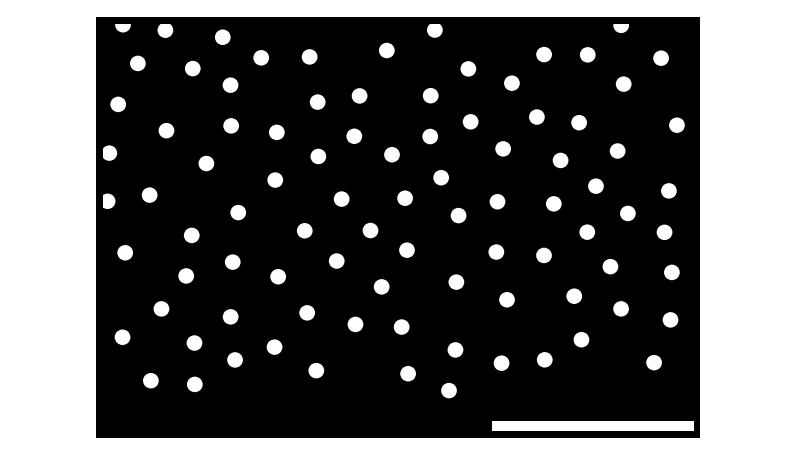
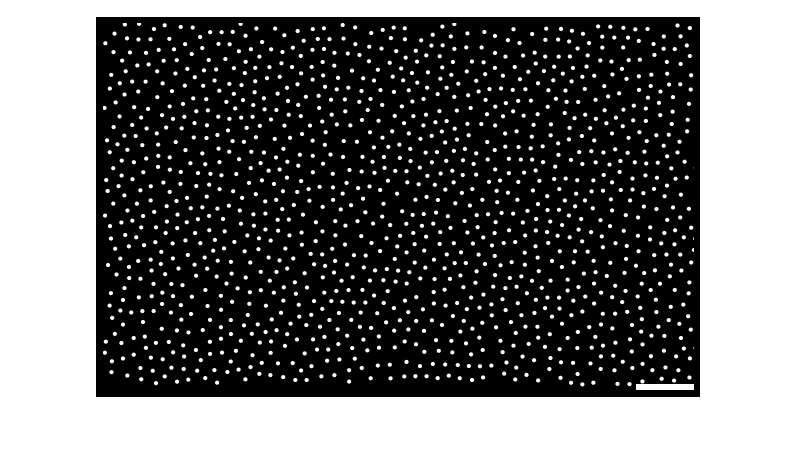
Before and after one commit to CNS-OIST/pycabnn, a Jupyter notebook: docs/fig_POPGEN/plot_pop_gen_figures.ipynb, the cells around one changed output. Drawn from its saved outputs; the diff is of its cells as text; code cells hidden in the pictures; blank space fills up the shorter version.

```diff
--- a/docs/fig_POPGEN/plot_pop_gen_figures.ipynb
+++ b/docs/fig_POPGEN/plot_pop_gen_figures.ipynb
@@ -9,12 +9,10 @@ plt.style.use('dark_background')
 
 import pds_plots as ppl
 # %%
-fname = "coords_20190626_1_2.npz"
+fname = "coords_20190626_1_6.npz"
 f = np.load(fname)
 
-
-# bbox = [[0, 1500], [0-20, 700], [0, 200]]
-bbox = [[0, 300], [0-10, 200], [0, 200]]
+bbox = [[0, 700], [0-20, 700], [0, 200]]
 
 
 def limit_to_box(x, box):
@@ -24,26 +22,36 @@ def limit_to_box(x, box):
         mf = mf[mf[:,i]<=t[1], :]
     return mf
 
+
 def fix_coors(x):
     y = x-np.ones(x.shape[1])*25
     box = [bbox[0], [bbox[1][0]+20, bbox[1][1]], bbox[2]]
     return limit_to_box(y, box[:x.shape[1]])
 
+
 mf = f['mf']
 mf = fix_coors(mf)
 # %%
+fname = "coords_20190626_4.npz"
+f = np.load(fname)
 
+bbox = [[0, 1500], [0-20, 700], [0, 200]]
+
+mf = f['mf']
+mf = fix_coors(mf)
+
+bbox = [[0, 700*8/5], [0-10, 700], [0, 200]]
 bbox2 = bbox[:2]
 
 plt.style.use('dark_background')
-ax = ppl.plot_mf_1(mf, bbox2, 4, save=False)
+ax = ppl.plot_mf_1(mf, bbox2, 8/2, save=False)
 ax.plot([bbox2[0][1]-100, bbox2[0][1]], [bbox2[1][0]+2.5, bbox2[1][0]+2.5], 'w', linewidth=10)
 # ppl.plot_mf_2(mf, [1500, 700], save=True)
 plt.tight_layout()
 plt.savefig('mf.png', dpi=300/2.54)
 # %% [output]
 [interactive output not drawn]
-[figure, old version]
+[figure, new version]
 # %%
 
 goc = f['goc']
```
Also changed, not shown: parts of 1 cell of this notebook, 4 other files.
